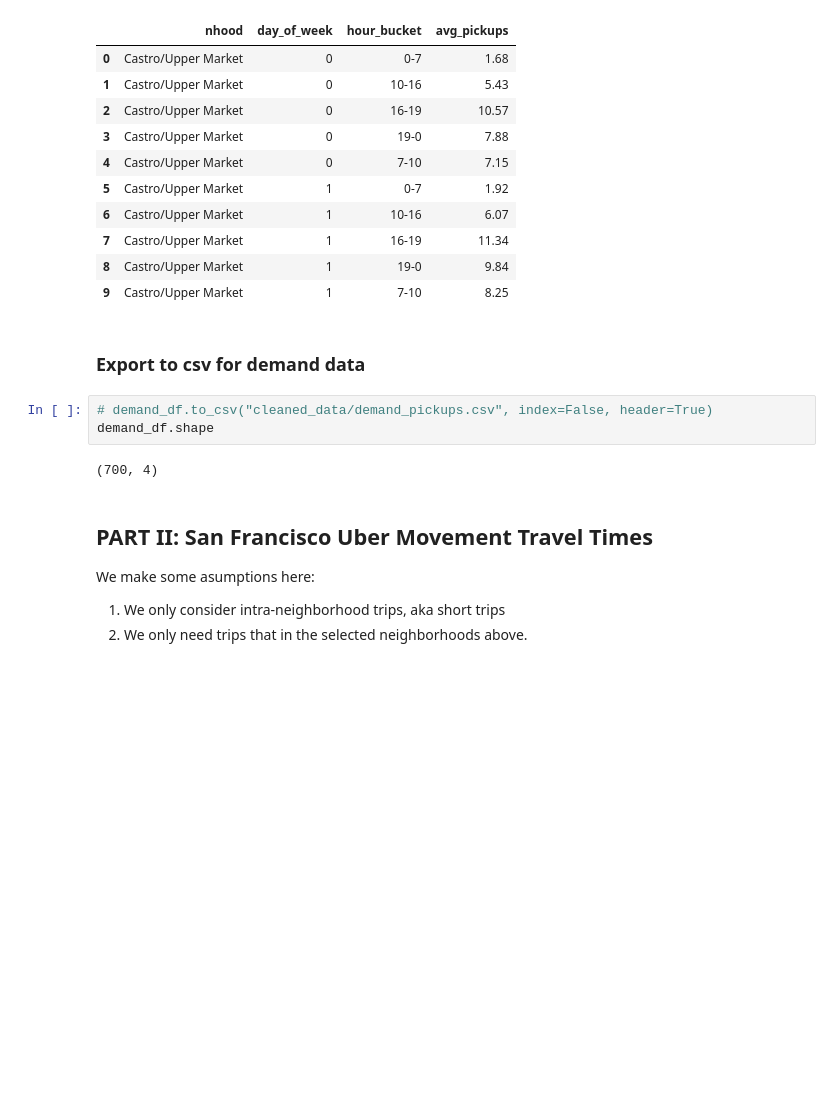
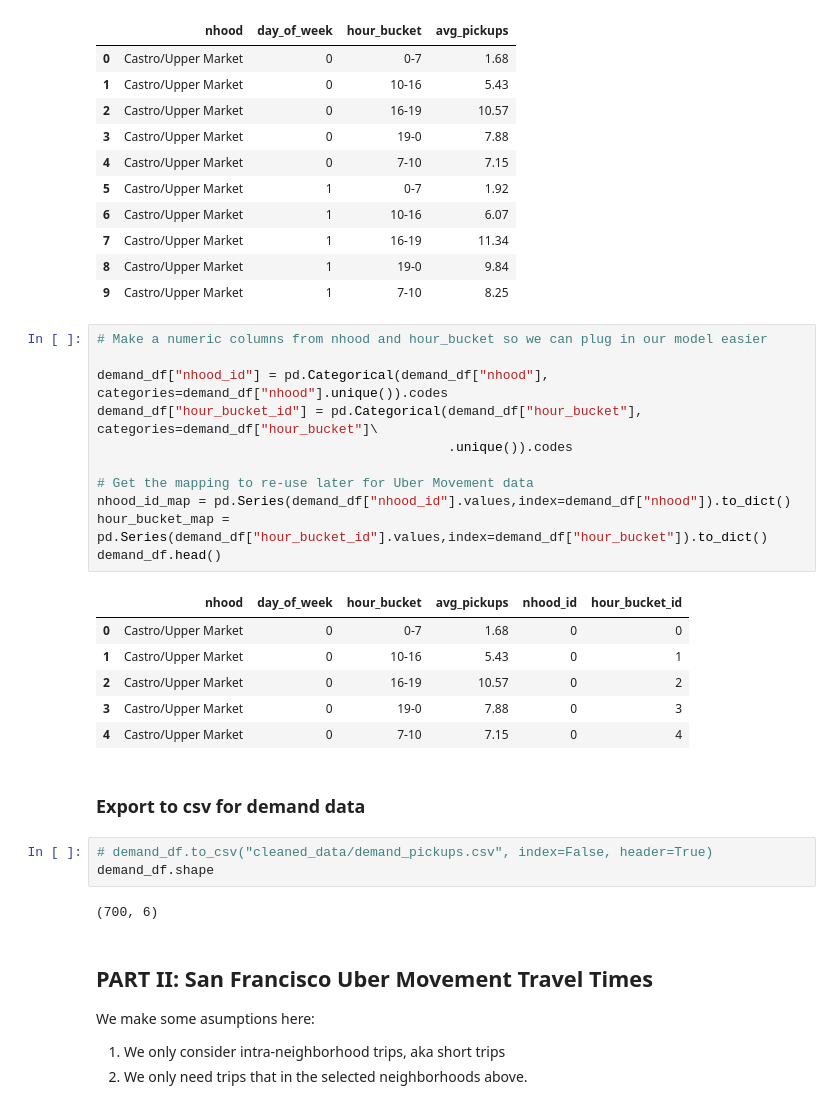
Before and after one commit to hcao2015/driver_schedule_optimization, a Jupyter notebook: Demand Analysis.ipynb, the cells around one changed output. Saved outputs shown, nothing was run; the diff lists cells and outputs as text; blank space fills up the shorter version.

Commit message:
Add ids mapping to categorical columns nhood and hour_bucket

```diff
--- a/Demand Analysis.ipynb
+++ b/Demand Analysis.ipynb
@@ -164,13 +164,31 @@ demand_df.head(10)
 | 7 | Castro/Upper Market | 1 | 16-19 | 11.34 |
 | 8 | Castro/Upper Market | 1 | 19-0 | 9.84 |
 | 9 | Castro/Upper Market | 1 | 7-10 | 8.25 |
+# %%
+# Make a numeric columns from nhood and hour_bucket so we can plug in our model easier
+
+demand_df["nhood_id"] = pd.Categorical(demand_df["nhood"], categories=demand_df["nhood"].unique()).codes
+demand_df["hour_bucket_id"] = pd.Categorical(demand_df["hour_bucket"], categories=demand_df["hour_bucket"]\
+                                             .unique()).codes
+
+# Get the mapping to re-use later for Uber Movement data
+nhood_id_map = pd.Series(demand_df["nhood_id"].values,index=demand_df["nhood"]).to_dict()
+hour_bucket_map = pd.Series(demand_df["hour_bucket_id"].values,index=demand_df["hour_bucket"]).to_dict()
+demand_df.head()
+# %% [output]
+|  | nhood | day_of_week | hour_bucket | avg_pickups | nhood_id | hour_bucket_id |
+| 0 | Castro/Upper Market | 0 | 0-7 | 1.68 | 0 | 0 |
+| 1 | Castro/Upper Market | 0 | 10-16 | 5.43 | 0 | 1 |
+| 2 | Castro/Upper Market | 0 | 16-19 | 10.57 | 0 | 2 |
+| 3 | Castro/Upper Market | 0 | 19-0 | 7.88 | 0 | 3 |
+| 4 | Castro/Upper Market | 0 | 7-10 | 7.15 | 0 | 4 |
 # %% [markdown]
 ### Export to csv for demand data
 # %%
 # demand_df.to_csv("cleaned_data/demand_pickups.csv", index=False, header=True)
 demand_df.shape
 # %% [output]
-(700, 4)
+(700, 6)
 # %% [markdown]
 ## PART II: San Francisco Uber Movement Travel Times
 
```
Also changed, not shown: parts of 5 cells of this notebook, 3 other files.
